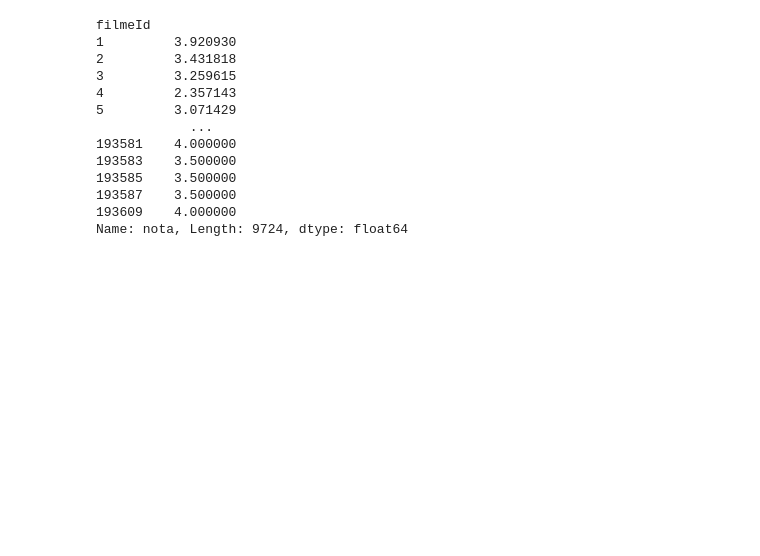
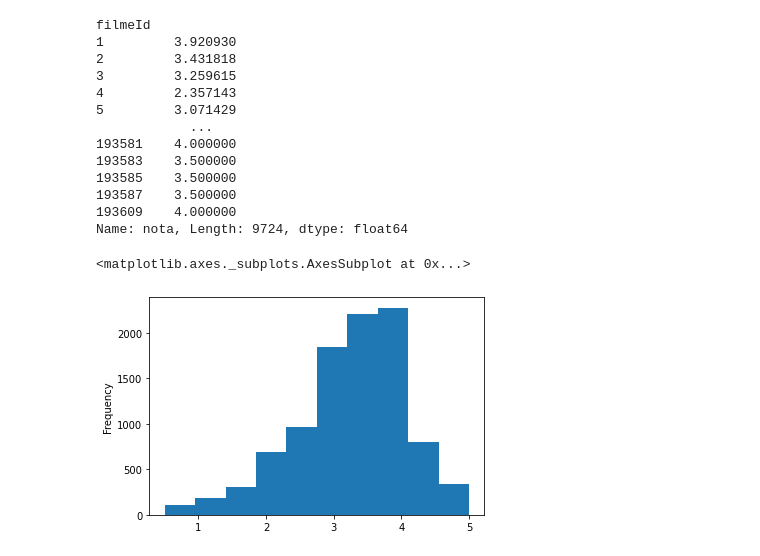
Before and after one commit to nandasilp/alura-datascience, a Jupyter notebook: aula0_introducao_data_science.ipynb, the cells around one changed output. Cells and saved outputs as stored; diff of their text form; code cells hidden in the pictures; blank space fills up the shorter version.

```diff
--- a/aula0_introducao_data_science.ipynb
+++ b/aula0_introducao_data_science.ipynb
@@ -90,3 +103,8 @@ filmeId
 193587    3.500000
 193609    4.000000
 Name: nota, Length: 9724, dtype: float64
+# %%
+medias_por_filmes.plot(kind='hist')
+# %% [output]
+<matplotlib.axes._subplots.AxesSubplot at 0x...>
+[figure, added]
```
Also changed, not shown: parts of 36 cells of this notebook.
